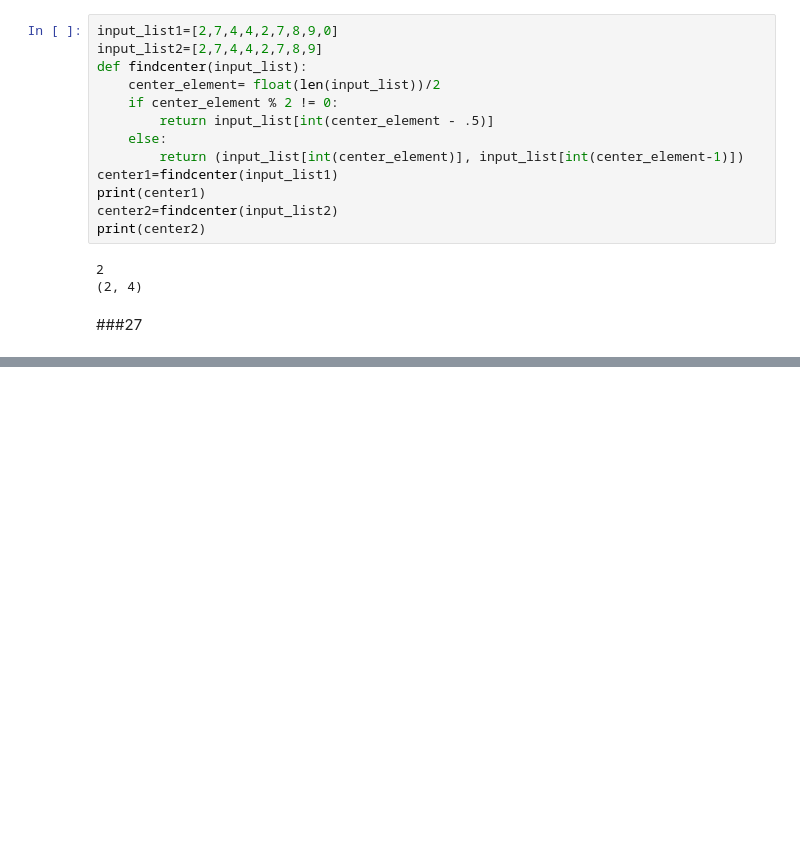
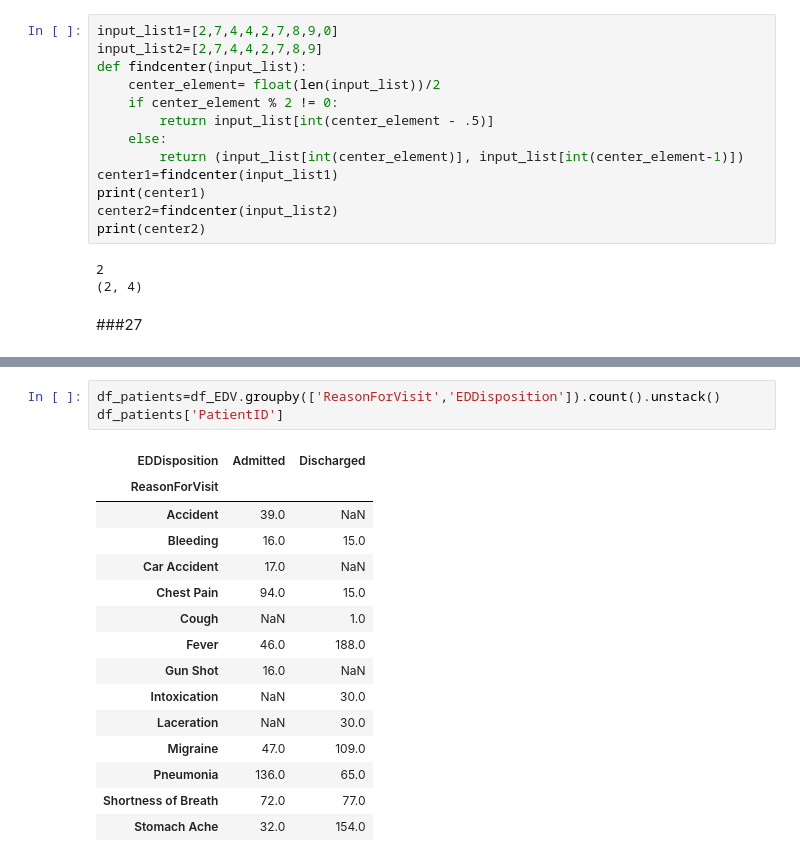
Before and after one commit to svmamidi/Python-Pandas, a Jupyter notebook: Python_pandas_satya_questions.ipynb, the cells around one changed output, grey strips where cells are left out. Cells and saved outputs as stored; diff of their text form; blank space fills up the shorter version.

```diff
--- a/Python_pandas_satya_questions.ipynb
+++ b/Python_pandas_satya_questions.ipynb
@@ -141,0 +180,19 @@ df.plot(kind='bar',title='Discharge Disposition',ylabel='Count of Patients',colo
+# %%
+df_patients=df_EDV.groupby(['ReasonForVisit','EDDisposition']).count().unstack()
+df_patients['PatientID']
+# %% [output]
+| EDDisposition | Admitted | Discharged |
+| ReasonForVisit |  |  |
+| Accident | 39.0 | NaN |
+| Bleeding | 16.0 | 15.0 |
+| Car Accident | 17.0 | NaN |
+| Chest Pain | 94.0 | 15.0 |
+| Cough | NaN | 1.0 |
+| Fever | 46.0 | 188.0 |
+| Gun Shot | 16.0 | NaN |
+| Intoxication | NaN | 30.0 |
+| Laceration | NaN | 30.0 |
+| Migraine | 47.0 | 109.0 |
+| Pneumonia | 136.0 | 65.0 |
+| Shortness of Breath | 72.0 | 77.0 |
+| Stomach Ache | 32.0 | 154.0 |
```
Also changed, not shown: parts of 13 cells of this notebook.
